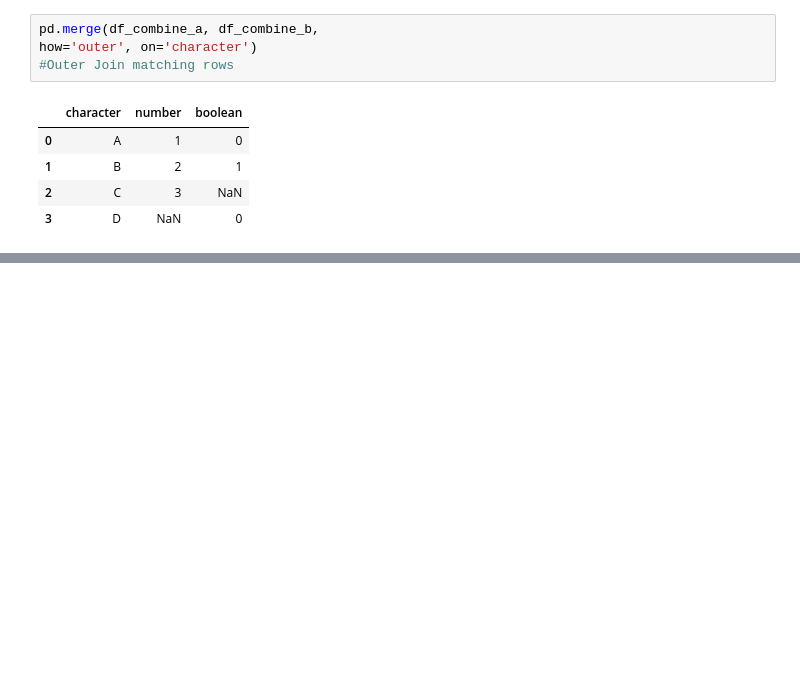
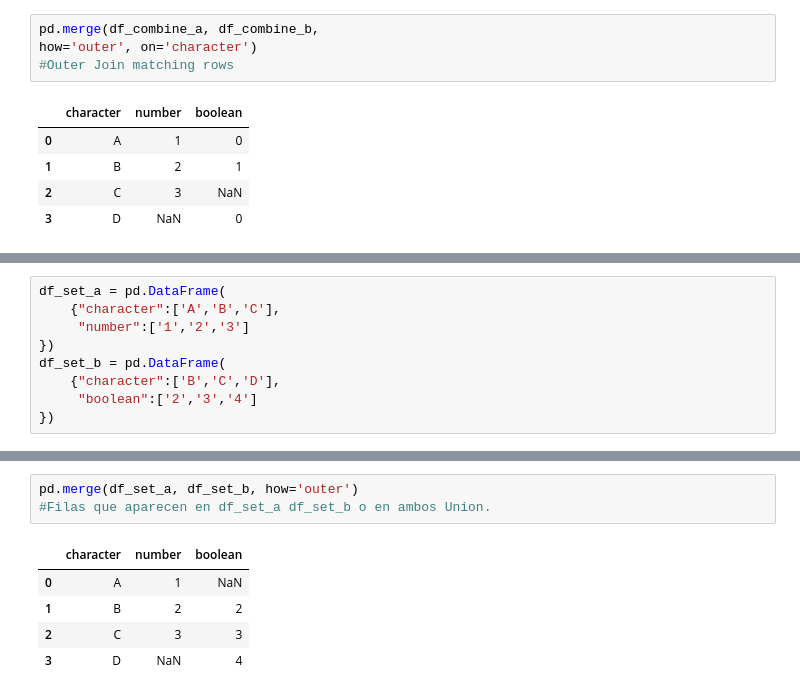
Before and after one commit to carlosinftech/cheatsheetsreminders, a Jupyter notebook: PandasDataProcessing.ipynb, the cells around one changed output, grey strips where cells are left out. Drawn from its saved outputs; the diff is of its cells as text; blank space fills up the shorter version.

```diff
--- a/PandasDataProcessing.ipynb
+++ b/PandasDataProcessing.ipynb
@@ -711,0 +719,9 @@ how='outer', on='character')
+# %%
+df_set_a = pd.DataFrame(
+    {"character":['A','B','C'],
+     "number":['1','2','3']
+})
+df_set_b = pd.DataFrame(
+    {"character":['B','C','D'],
+     "boolean":['2','3','4']
+})
@@ -711,0 +735,9 @@ how='outer', on='character')
+# %%
+pd.merge(df_set_a, df_set_b, how='outer')
+#Filas que aparecen en df_set_a df_set_b o en ambos Union.
+# %% [output]
+|  | character | number | boolean |
+| 0 | A | 1 | NaN |
+| 1 | B | 2 | 2 |
+| 2 | C | 3 | 3 |
+| 3 | D | NaN | 4 |
```
Also changed, not shown: parts of 12 cells of this notebook.
